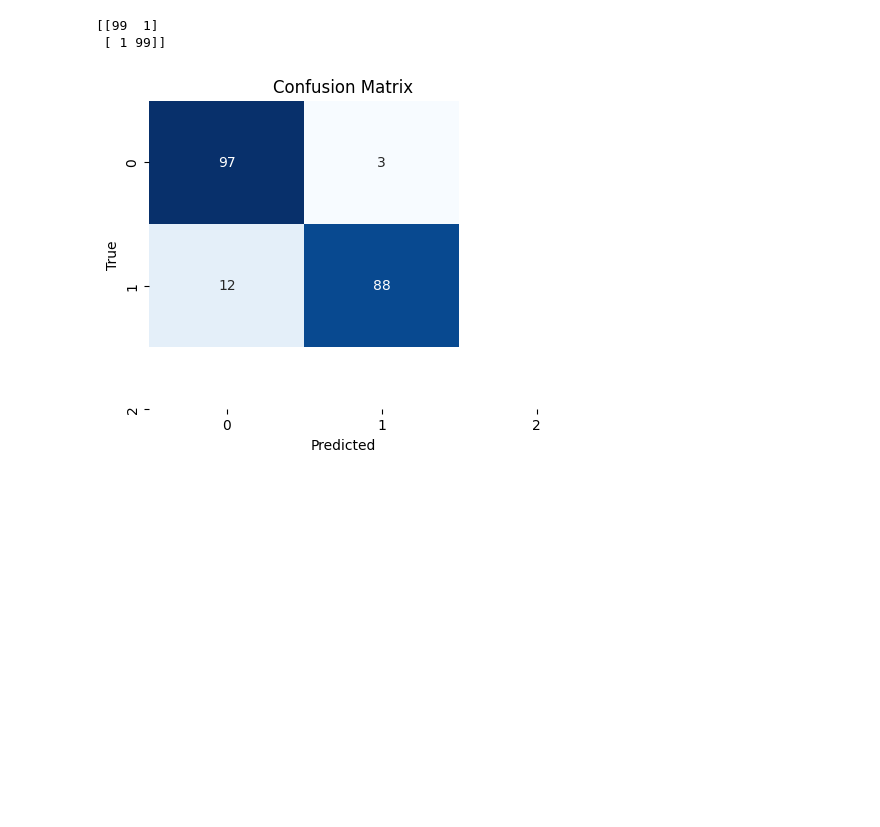
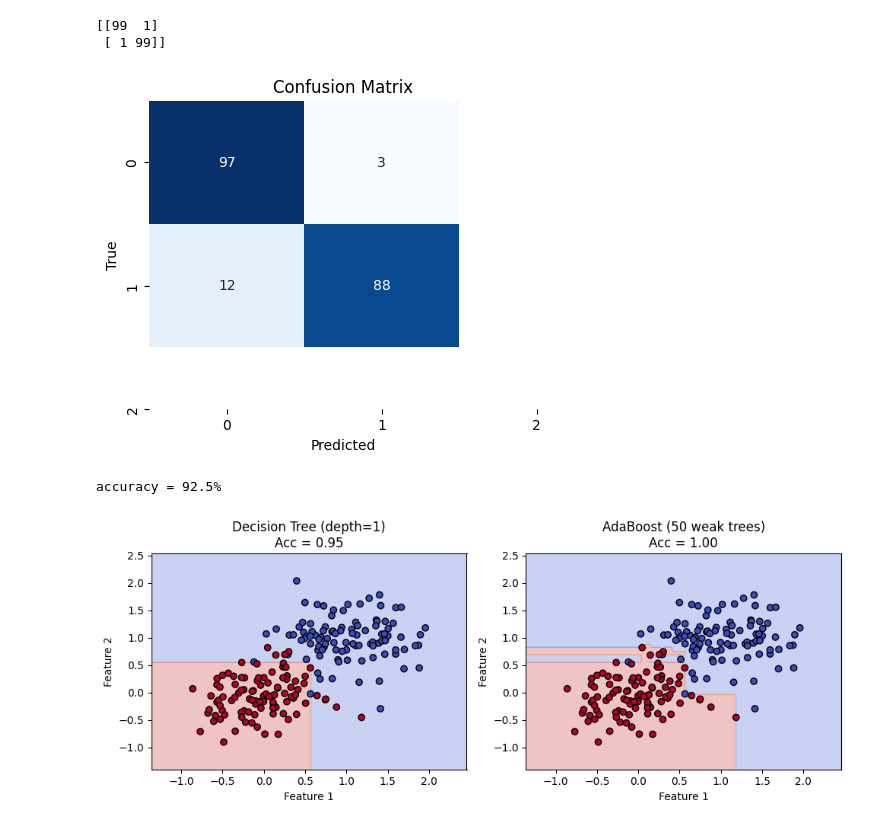
Before and after one commit to ajakovac/ML-in-Practice-I, a Jupyter notebook: DT and bagging.ipynb, the cells around one changed output. Saved outputs shown, nothing was run; the diff lists cells and outputs as text; code cells hidden in the pictures; blank space fills up the shorter version.

```diff
--- a/DT and bagging.ipynb
+++ b/DT and bagging.ipynb
@@ -173,8 +179,8 @@ plt.show()
 # %%
 
 # Bagging with decision trees
-base_tree = DecisionTreeClassifier(max_depth=None, random_state=42)
-clf = BaggingClassifier(
+base_tree = DecisionTreeClassifier()
+clf_bagging = BaggingClassifier(
     estimator=base_tree,
     n_estimators=50,          # number of trees
     max_samples=0.8,          # each tree sees 80% of data
@@ -182,5 +188,5 @@ clf = BaggingClassifier(
     random_state=42
 )
 
-clf.fit(X,y)
+clf_bagging.fit(X,y)
 # %% [output]
@@ -202,7 +208,73 @@ print(cm)
 [[99  1]
  [ 1 99]]
 # %%
-fig,ax= show_cm(clf, X_test, y_test)
+fig,ax,cm= show_cm(clf_bagging, X_test, y_test)
 plt.show()
+print(f'accuracy = {100*(cm[0,0]+cm[1,1])/(cm.sum()):.1f}%')
 # %% [output]
 [figure]
+accuracy = 92.5%
+# %%
+import numpy as np
+import matplotlib.pyplot as plt
+from sklearn.datasets import make_classification
+from sklearn.tree import DecisionTreeClassifier
+from sklearn.ensemble import AdaBoostClassifier
+from sklearn.metrics import accuracy_score
+
+# 🌙 1. Create simple 2D data
+#X, y = make_classification(
+#    n_samples=300,
+#    n_features=2,
+#    n_informative=2,
+#    n_redundant=0,
+#    n_clusters_per_class=1,
+#    class_sep=1.2,
+#    random_state=42
+#)
+
+# 🌙 2. Train a single Decision Tree
+dt = DecisionTreeClassifier(max_depth=2, random_state=42)
+dt.fit(X, y)
+y_pred_dt = dt.predict(X)
+acc_dt = accuracy_score(y, y_pred_dt)
+
+# 🌙 3. Train a boosted version (AdaBoost)
+boost = AdaBoostClassifier(
+    estimator=DecisionTreeClassifier(max_depth=2),
+    n_estimators=50,
+    learning_rate=1.0,
+    random_state=42
+)
+boost.fit(X, y)
+y_pred_boost = boost.predict(X)
+acc_boost = accuracy_score(y, y_pred_boost)
+
+# 🌙 4. Compare decision boundaries
+xx, yy = np.meshgrid(
+    np.linspace(X[:,0].min()-0.5, X[:,0].max()+0.5, 200),
+    np.linspace(X[:,1].min()-0.5, X[:,1].max()+0.5, 200)
+)
+Z_dt = dt.predict(np.c_[xx.ravel(), yy.ravel()]).reshape(xx.shape)
+Z_boost = boost.predict(np.c_[xx.ravel(), yy.ravel()]).reshape(xx.shape)
+
+fig, ax = plt.subplots(1, 2, figsize=(10, 4))
+
+# --- Decision Tree
+ax[0].contourf(xx, yy, Z_dt, alpha=0.3, cmap="coolwarm")
+ax[0].scatter(X[:,0], X[:,1], c=y, cmap="coolwarm", edgecolor="k")
+ax[0].set_title(f"Decision Tree (depth=1)\nAcc = {acc_dt:.2f}")
+
+# --- Boosted
+ax[1].contourf(xx, yy, Z_boost, alpha=0.3, cmap="coolwarm")
+ax[1].scatter(X[:,0], X[:,1], c=y, cmap="coolwarm", edgecolor="k")
+ax[1].set_title(f"AdaBoost (50 weak trees)\nAcc = {acc_boost:.2f}")
+
+for a in ax:
+    a.set_xlabel("Feature 1")
+    a.set_ylabel("Feature 2")
+
+plt.tight_layout()
+plt.show()
+# %% [output]
+[figure, added]
```
Also changed, not shown: parts of 13 cells of this notebook, 15 other files.
